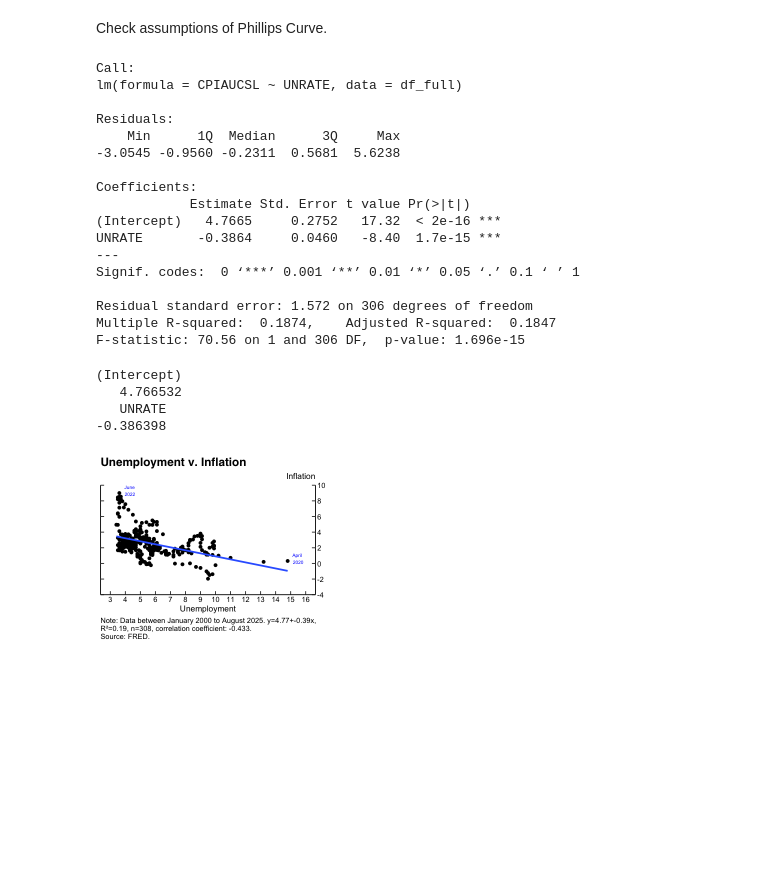
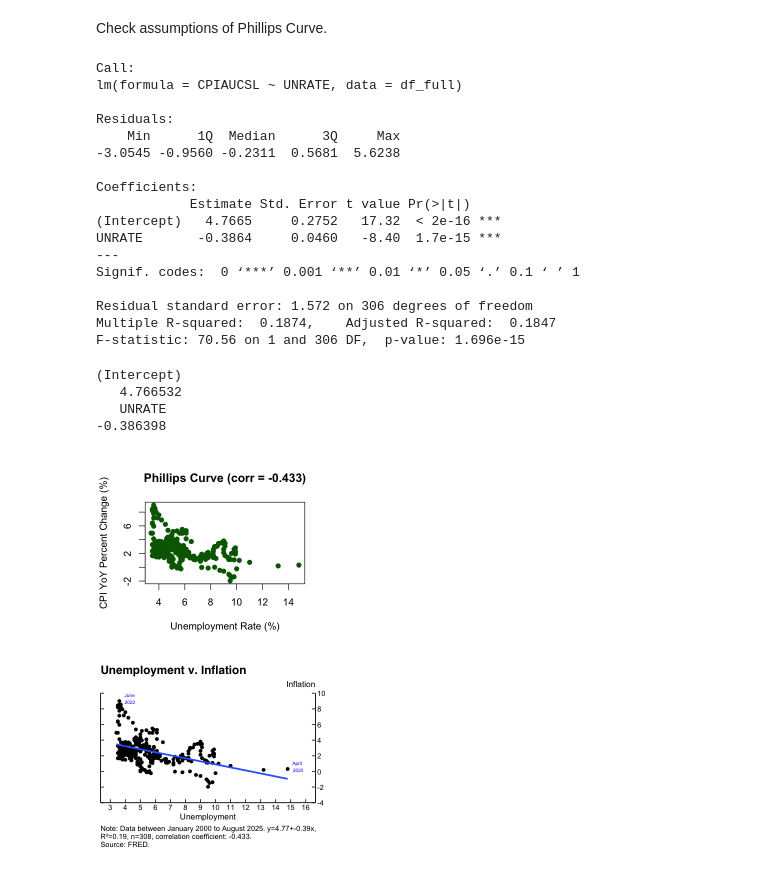
Before and after one commit to maha4028/economic-charting, a Jupyter notebook: generate_plots.ipynb, the cells around one changed output. Drawn from its saved outputs; the diff is of its cells as text; code cells hidden in the pictures; blank space fills up the shorter version.

Commit message:
phillips stagflation plot

```diff
--- a/generate_plots.ipynb
+++ b/generate_plots.ipynb
@@ -233,39 +233,49 @@ ggsave("plots/plot_cpi_unrate.png", plot = plot_2, width = 3.9, height = 3.2+(0.
 # %% [markdown]
 Check assumptions of Phillips Curve.
 # %%
-# tail(df)
+# 2000 - present of scatter plot
 df_full <- df %>% na.omit() %>% filter(date >= as.Date("2000-01-01")) #& date <= as.Date("2014-08-01")
 
 # code to correlate the two series
 corr=cor(df_full$CPIAUCSL, df_full$UNRATE) %>% round(3)
+
+# code to plot scatter plot
+plot(df_full$UNRATE, df_full$CPIAUCSL,
+     xlab = "Unemployment Rate (%)",
+     ylab = "CPI YoY Percent Change (%)",
+     main = paste0("Phillips Curve (corr = ", corr, ")"),
+     pch = 19,
+     col = "darkgreen"
+     )
 
 # lm
 lm <-lm(CPIAUCSL ~ UNRATE, data = df_full)
 summary(lm)
 a=print(coef(lm)[1]) %>% round(2)
 b=print(coef(lm)[2]) %>% round(2)
 # %% [output]
 Call:
 lm(formula = CPIAUCSL ~ UNRATE, data = df_full)
 
 Residuals:
     Min      1Q  Median      3Q     Max
 -3.0545 -0.9560 -0.2311  0.5681  5.6238
 
 Coefficients:
             Estimate Std. Error t value Pr(>|t|)
 (Intercept)   4.7665     0.2752   17.32  < 2e-16 ***
 UNRATE       -0.3864     0.0460   -8.40  1.7e-15 ***
 ---
 Signif. codes:  0 ‘***’ 0.001 ‘**’ 0.01 ‘*’ 0.05 ‘.’ 0.1 ‘ ’ 1
 
 Residual standard error: 1.572 on 306 degrees of freedom
 Multiple R-squared:  0.1874,    Adjusted R-squared:  0.1847
 F-statistic: 70.56 on 1 and 306 DF,  p-value: 1.696e-15
 (Intercept)
    4.766532
    UNRATE
 -0.386398
+[figure, added]
 # %%
 # plot the two series
 phillps_curve <- df_full %>%
```
Also changed, not shown: parts of 2 cells of this notebook, 2 other files.
